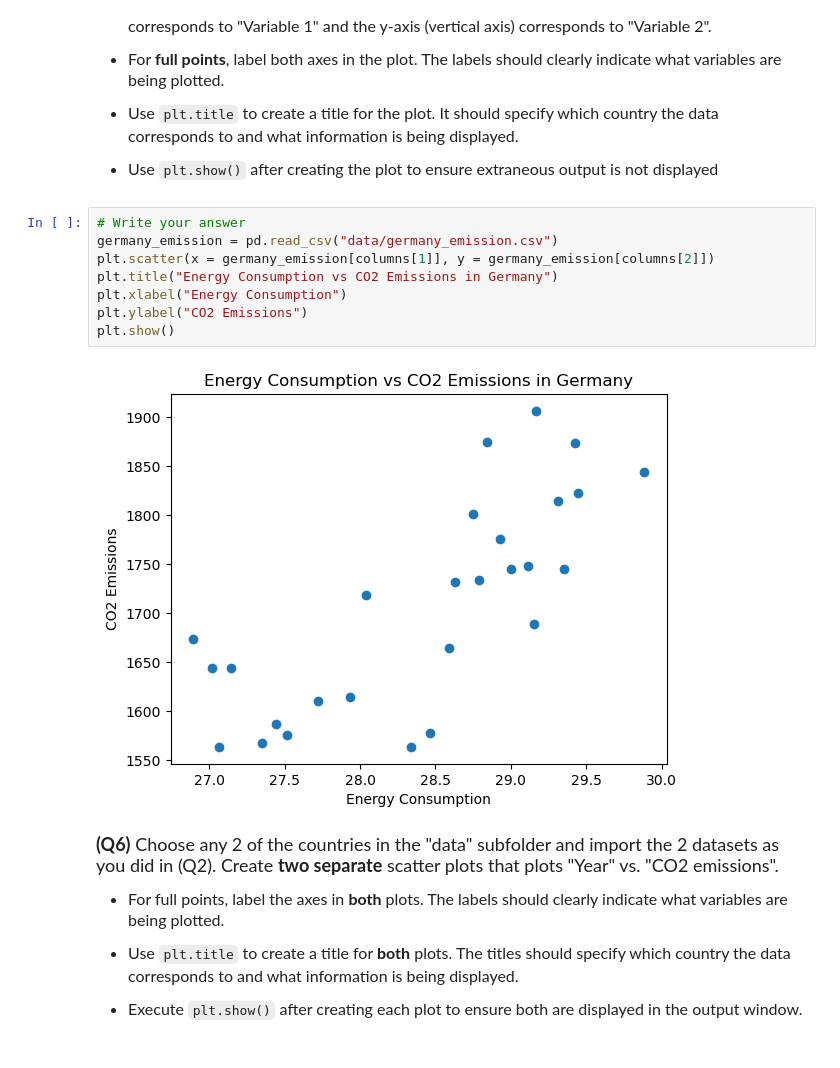
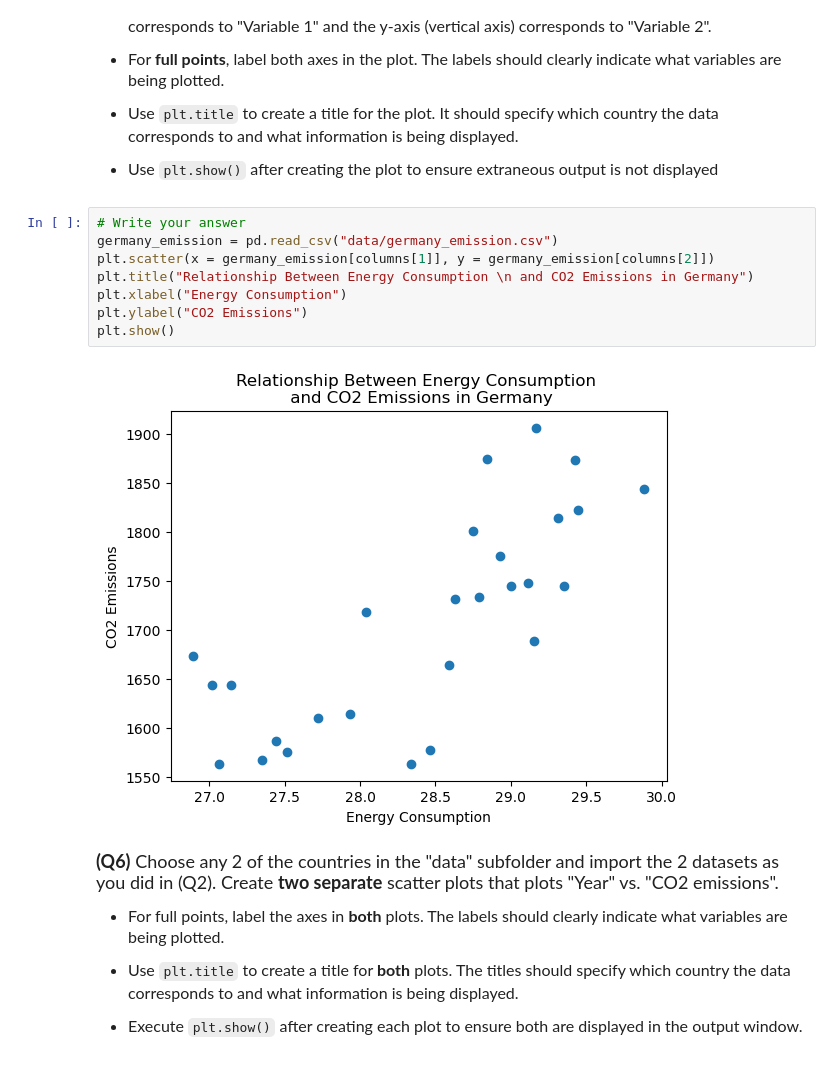
Before and after one commit to swang2026/datasci151spring2026, a Jupyter notebook: _assignments/assignment_2/Assignment2.ipynb, the cells around one changed output. Cells and saved outputs as stored; diff of their text form.

```diff
--- a/_assignments/assignment_2/Assignment2.ipynb
+++ b/_assignments/assignment_2/Assignment2.ipynb
@@ -144,13 +126,13 @@ Name: CO2_emission, dtype: float64
 # %%
 # Write your answer
 germany_emission = pd.read_csv("data/germany_emission.csv")
 plt.scatter(x = germany_emission[columns[1]], y = germany_emission[columns[2]])
-plt.title("Energy Consumption vs CO2 Emissions in Germany")
+plt.title("Relationship Between Energy Consumption \n and CO2 Emissions in Germany")
 plt.xlabel("Energy Consumption")
 plt.ylabel("CO2 Emissions")
 plt.show()
 # %% [output]
-[figure, old version]
+[figure, new version]
 # %% [markdown]
 <font size = "4">
 
```
Also changed, not shown: parts of 2 cells of this notebook.
